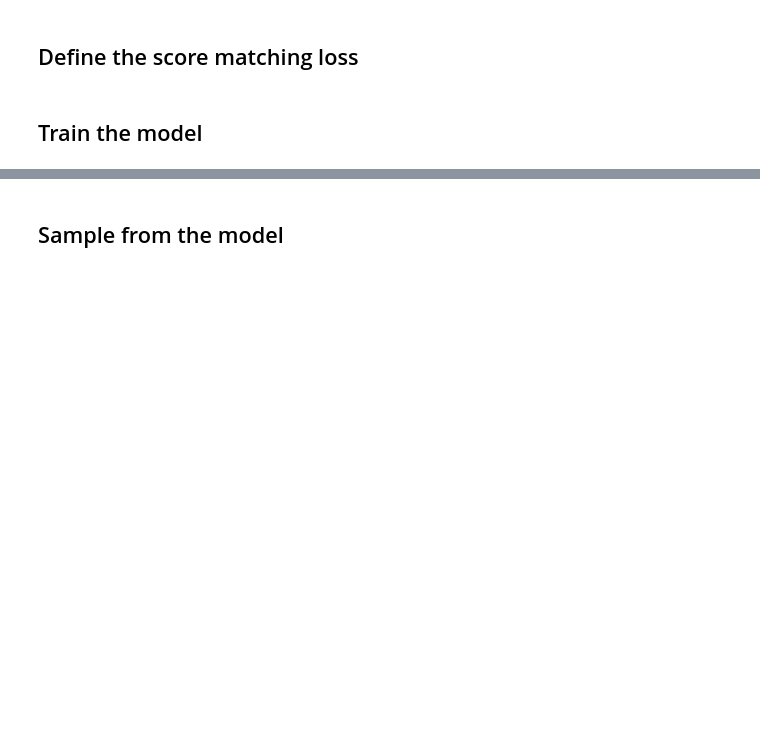
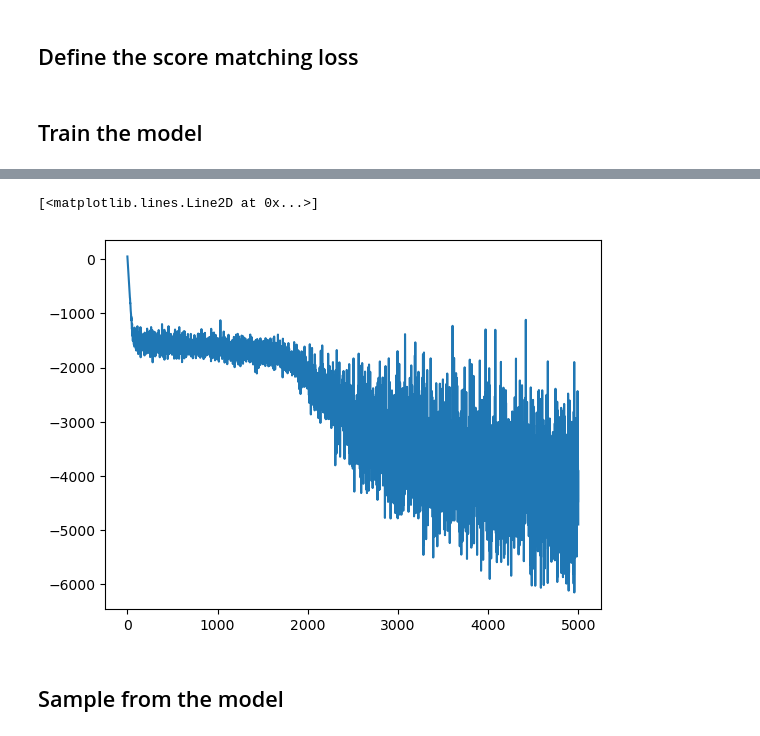
Before and after one commit to AltmanMa/EE-660-HW5, a Jupyter notebook: denoising_score_matching.ipynb, the cells around one changed output, grey strips where cells are left out. Drawn from its saved outputs; the diff is of its cells as text; code cells hidden in the pictures; blank space fills up the shorter version.

```diff
--- a/denoising_score_matching.ipynb
+++ b/denoising_score_matching.ipynb
@@ -181,3 +206,21 @@ plt.plot(losses)
+# %%
+params_pin = model.init(next(prng_seq), X_train_pin[:1, ...])
+opt_state_pin = optimizer.init(params_pin)
+bm_pin = BatchManager(data=X_train_pin, batch_size=128, key=next(prng_seq))
+rng_key_pin = jax.random.PRNGKey(0)
+losses_pin = []
+
+for _ in tqdm.tqdm(range(5000)):
+    batch = next(bm_pin)
+    rng_key_pin, subkey = jax.random.split(rng_key_pin)
+    loss_pin, params_pin, opt_state_pin = do_batch_update(batch, params_pin, opt_state_pin, subkey)
+    losses_pin.append(loss_pin)
+losses_pin = np.array(losses_pin)
+# %%
+plt.plot(losses_pin)
+# %% [output]
+[<matplotlib.lines.Line2D at 0x...>]
+[figure, added]
 # %% [markdown]
 ## Sample from the model
 # %%
```
Also changed, not shown: parts of 8 cells of this notebook.
